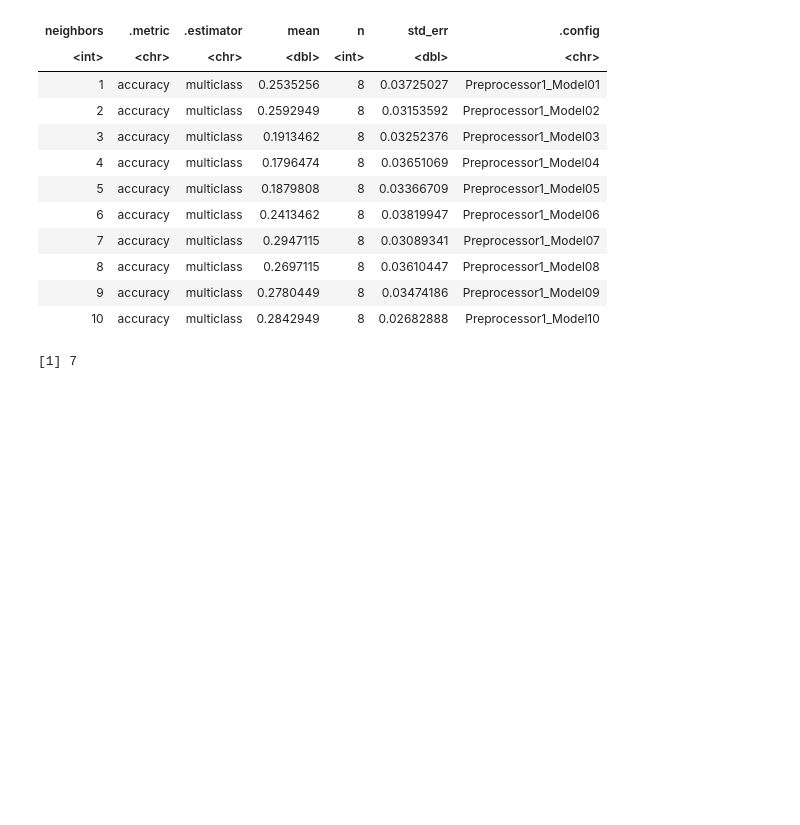
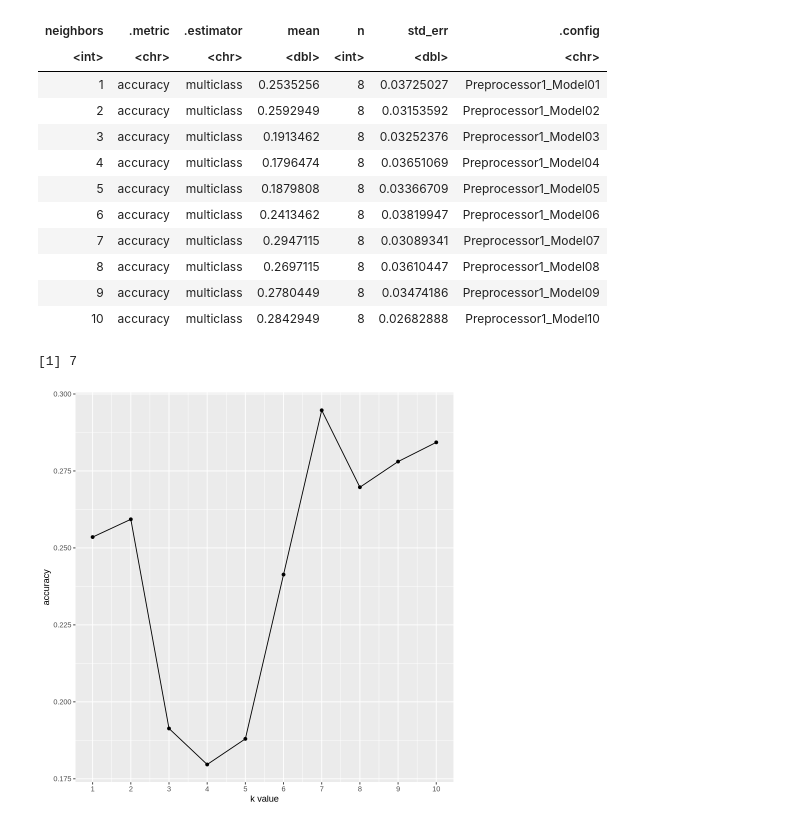
Before and after one commit to Cayla1015/dsci100project, a Jupyter notebook: project1.ipynb, the cells around one changed output. Cells and saved outputs as stored; diff of their text form; code cells hidden in the pictures; blank space fills up the shorter version.

```diff
--- a/project1.ipynb
+++ b/project1.ipynb
@@ -292,3 +292,13 @@ A tibble: 10 × 7
 | 9 | accuracy | multiclass | 0.2780449 | 8 | 0.03474186 | Preprocessor1_Model09 |
 | 10 | accuracy | multiclass | 0.2842949 | 8 | 0.02682888 | Preprocessor1_Model10 |
 [1] 7
+# %%
+# visulization of different k values and accuracies
+vis_k <- accuracies |>
+    ggplot(aes(x = neighbors, y = mean))+
+    geom_point() + geom_line()+ labs(x = "k value" , y = "accuracy")+
+    scale_x_continuous(breaks = 1:10)
+
+vis_k
+# %% [output]
+[figure, added]
```
Also changed, not shown: parts of 6 cells of this notebook.
